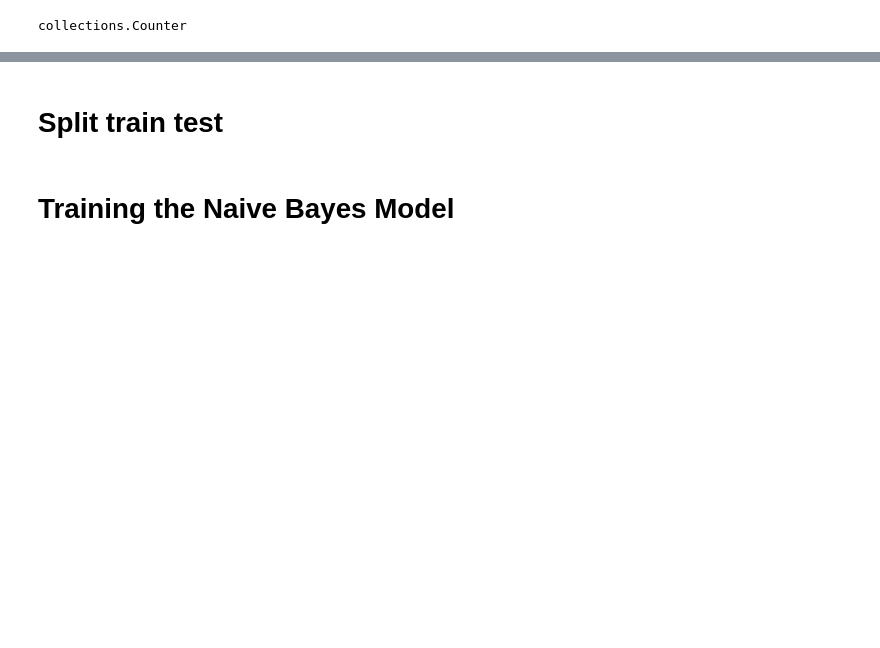
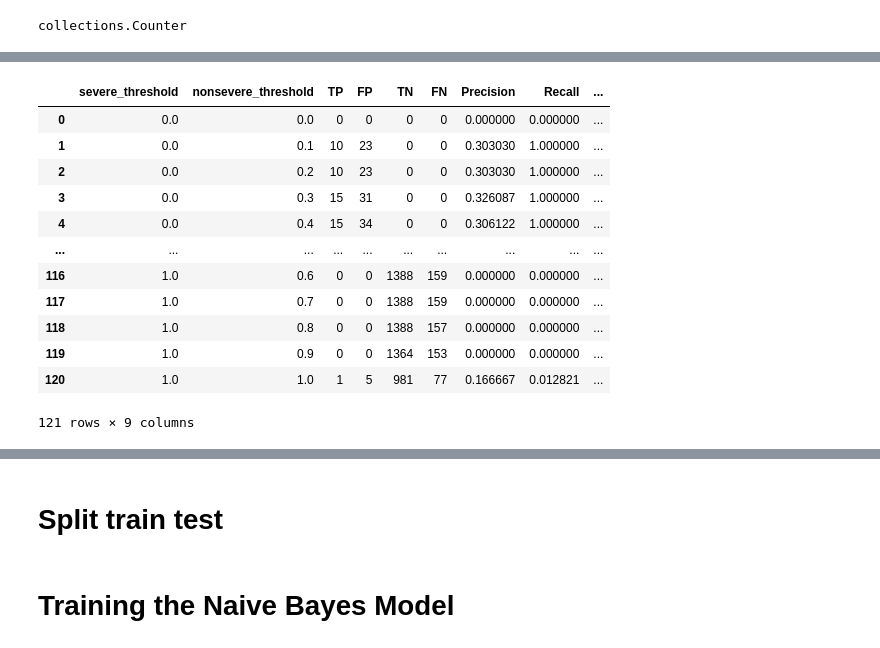
Before and after one commit to fatymaziz/DataAnalysis, a Jupyter notebook: BugSeverityPrediction-Dictionarybased.ipynb, the cells around one changed output, grey strips where cells are left out. Saved outputs shown, nothing was run; the diff lists cells and outputs as text; code cells hidden in the pictures; blank space fills up the shorter version.

```diff
--- a/BugSeverityPrediction-Dictionarybased.ipynb
+++ b/BugSeverityPrediction-Dictionarybased.ipynb
@@ -198,0 +184,11 @@ print(corpus)
+# %%
+def nlpsteps(x):
+    review = re.sub('[^a-zA-Z]', ' ', str(x))
+    review = review.lower()
+    review = review.split()
+    ps = PorterStemmer()
+    all_stopwords = stopwords.words('english')
+    all_stopwords.remove('not')
+    review = [ps.stem(word) for word in review if not word in set(all_stopwords)]
+    review = ' '.join(review)
+    return review
@@ -410,0 +438,17 @@ payload_sorted
+# %%
+F1Score_df = pd.DataFrame(result_list)
+F1Score_df
+# %% [output]
+|  | severe_threshold | nonsevere_threshold | TP | FP | TN | FN | Precision | Recall | ... |
+| 0 | 0.0 | 0.0 | 0 | 0 | 0 | 0 | 0.000000 | 0.000000 | ... |
+| 1 | 0.0 | 0.1 | 10 | 23 | 0 | 0 | 0.303030 | 1.000000 | ... |
+| 2 | 0.0 | 0.2 | 10 | 23 | 0 | 0 | 0.303030 | 1.000000 | ... |
+| 3 | 0.0 | 0.3 | 15 | 31 | 0 | 0 | 0.326087 | 1.000000 | ... |
+| 4 | 0.0 | 0.4 | 15 | 34 | 0 | 0 | 0.306122 | 1.000000 | ... |
+| ... | ... | ... | ... | ... | ... | ... | ... | ... | ... |
+| 116 | 1.0 | 0.6 | 0 | 0 | 1388 | 159 | 0.000000 | 0.000000 | ... |
+| 117 | 1.0 | 0.7 | 0 | 0 | 1388 | 159 | 0.000000 | 0.000000 | ... |
+| 118 | 1.0 | 0.8 | 0 | 0 | 1388 | 157 | 0.000000 | 0.000000 | ... |
+| 119 | 1.0 | 0.9 | 0 | 0 | 1364 | 153 | 0.000000 | 0.000000 | ... |
+| 120 | 1.0 | 1.0 | 1 | 5 | 981 | 77 | 0.166667 | 0.012821 | ... |
+121 rows × 9 columns
```
Also changed, not shown: parts of 80 cells of this notebook, 1 other file.
